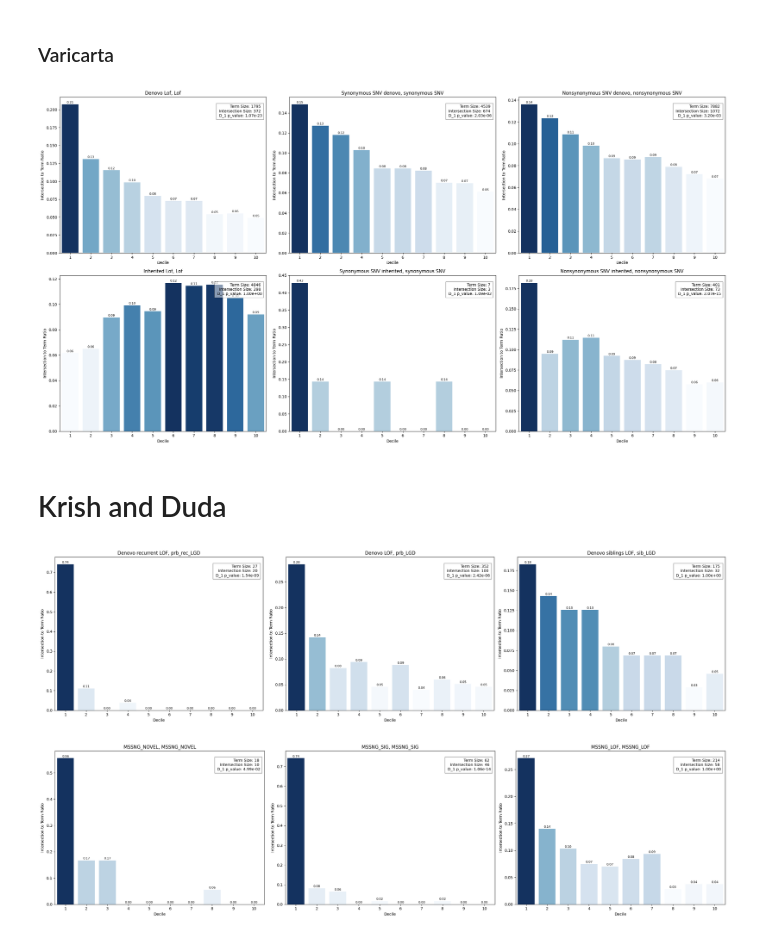
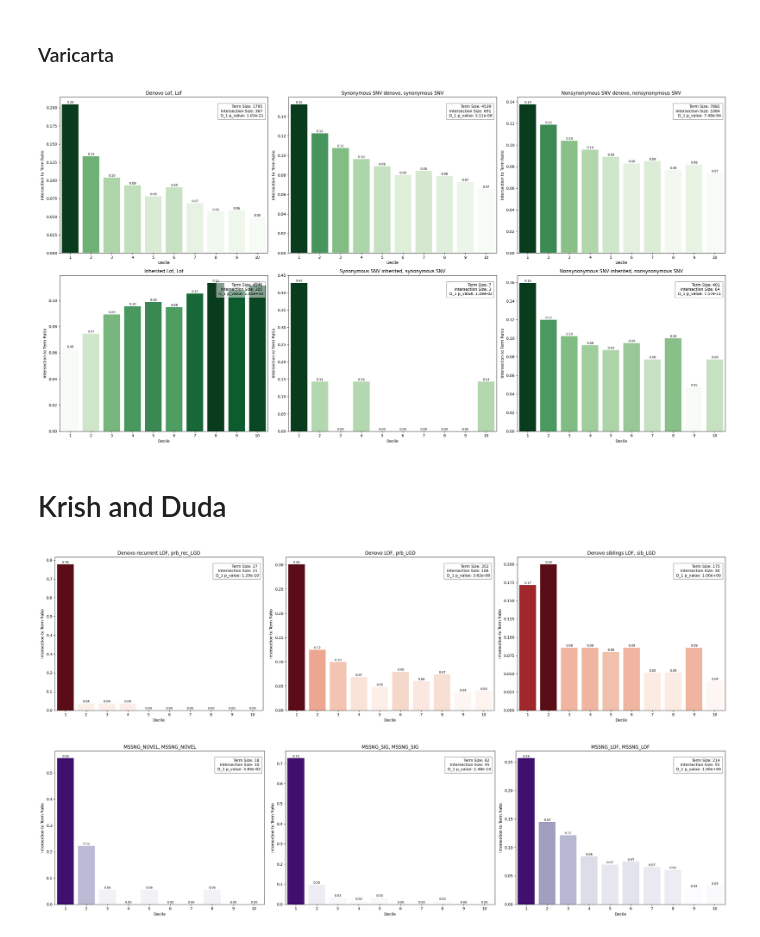
Before and after one commit to a59490/Tese_ASD_Gene_Pred, a Jupyter notebook: 6_Gene_enrich/gprofiler_test.ipynb, the cells around one changed output. Saved outputs shown, nothing was run; the diff lists cells and outputs as text; code cells hidden in the pictures.

Commit message:
updated graphs

```diff
--- a/6_Gene_enrich/gprofiler_test.ipynb
+++ b/6_Gene_enrich/gprofiler_test.ipynb
@@ -6,7 +6,7 @@ import numpy as np
 from gprofiler import GProfiler
 
 
-data = pd.read_csv('svc_clean.csv')# chage data as need be
+data = pd.read_csv('xgb_clean.csv')# chage data as need be
 
 data["Decile_rank"] = pd.qcut(data["Probability_Class_1"], 10, labels=False)
 data["Decile_rank"] = data["Decile_rank"].astype('category')
@@ -16,7 +16,7 @@ deciles = {}
 for i in range(1, 11):
     deciles[f'd_{i}'] = data[data["Decile_rank"] == f'D{i}'].copy()
 
-#deciles['d_2']["Ensembl_ID"].to_csv('d_2.csv', index=False, header=False)
+deciles['d_1']["Ensembl_ID"].to_csv('d_1_xgb.csv', index=False, header=False)
 # %% [markdown]
 # Gene enrich
 # %%
@@ -236,7 +271,7 @@ def pad_dataframe(df):
 
     return df
 
-def plot_comparison_graphs(df_list):
+def plot_comparison_graphs(df_list,color):
 
     size= int(len(df_list)/3)
 
@@ -251,7 +286,7 @@ def plot_comparison_graphs(df_list):
         if len(df) <10:
             df = pad_dataframe(df)
 
-        sns.barplot(x='Decile', y='Intersection_to_Term_Ratio', data=df, ax=ax,palette="Blues",legend=False,hue='Intersection_to_Term_Ratio')
+        sns.barplot(x='Decile', y='Intersection_to_Term_Ratio', data=df, ax=ax,palette=color,legend=False,hue='Intersection_to_Term_Ratio')
 
         term_size = df['term_size'].iloc[0]
         intersection_size = df['intersection_size'].iloc[0]
@@ -287,14 +322,14 @@ plot_comparison_graphs(phenotype_list)
 # %%
 varicarta_list = [lof_d, synonymous_SNV_d, nonsynonymous_SNV_d, lof_in, synonymous_SNV_in, nonsynonymous_SNV_in]
 
-plot_comparison_graphs(varicarta_list)
+plot_comparison_graphs(varicarta_list,"Greens")
 # %% [output]
-[figure, old version]
+[figure, new version]
 # %% [markdown]
 # Krish and Duda
 # %%
 kris_duda_list = [proband_denovo_rec_lof, proband_denovo, siblings_denovo]
 
-plot_comparison_graphs(kris_duda_list)
+plot_comparison_graphs(kris_duda_list,"Reds")
 # %% [output]
-[figure, old version]
+[figure, new version]
@@ -305,5 +336,5 @@ plot_comparison_graphs(kris_duda_list)
 # %%
 duda_list=[mssng_novel,mssng_sig,mssng_lof]
-plot_comparison_graphs(duda_list)
+plot_comparison_graphs(duda_list,"Purples")
 # %% [output]
-[figure, old version]
+[figure, new version]
```
Also changed, not shown: parts of 8 cells of this notebook, 52 other files.
